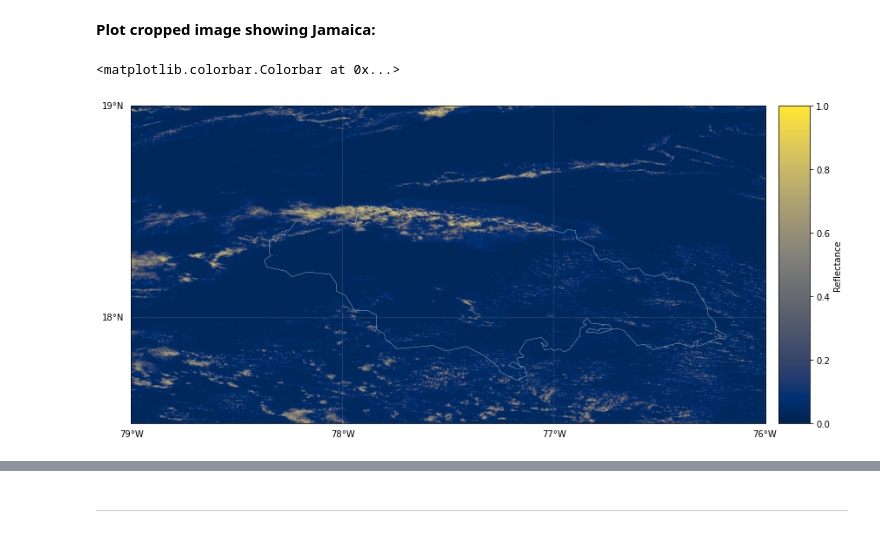
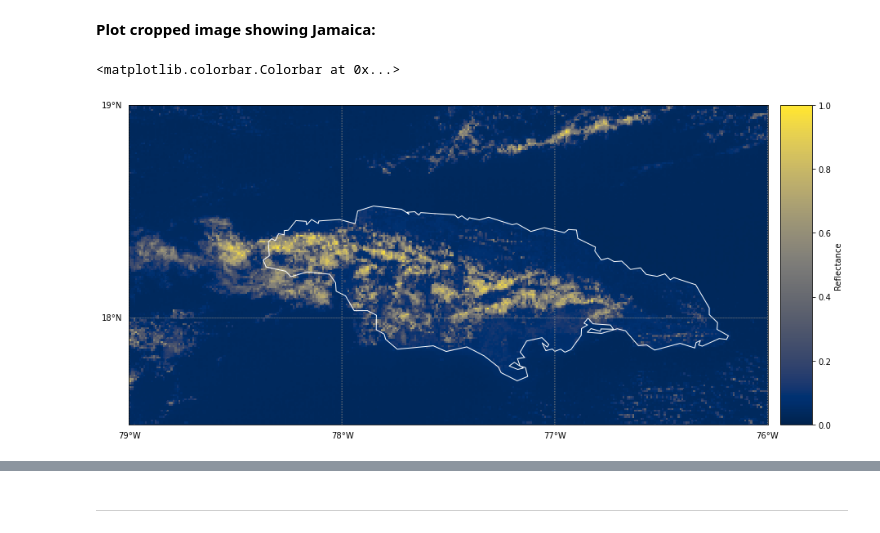
Before and after one commit to tobac-project/tobac-tutorials, a Jupyter notebook: themes/tobac_v1/Example_VIS_Tracking_Satellite/Example_VIS_Tracking_Satellite.ipynb, the cells around one changed output, grey strips where cells are left out. Drawn from its saved outputs; the diff is of its cells as text; code cells hidden in the pictures.

Commit message:
Update plots with pcolormesh

```diff
--- a/themes/tobac_v1/Example_VIS_Tracking_Satellite/Example_VIS_Tracking_Satellite.ipynb
+++ b/themes/tobac_v1/Example_VIS_Tracking_Satellite/Example_VIS_Tracking_Satellite.ipynb
@@ -133,6 +130,6 @@ DS = DS.rio.write_crs(pstr, inplace=True)
 DS["x"] = DS["x"]*h
 DS["y"] = DS["y"]*h
 # %%
-# Delete variables not needed for further analysis:
-DS = DS[["CMI", "DQF"]]
+# Reduce dataset to only variables needed for further analysis:
+DS = DS[["CMI"]]
 # %%
@@ -170,16 +187,18 @@ cropped_ds = DS_R.where(mask_lon & mask_lat, drop=True)
 # %% [markdown]
 **Plot cropped image showing Jamaica:**
 # %%
-plt.figure(figsize=(14,8))
-bmap = Basemap(llcrnrlon=-79,llcrnrlat=17.5,urcrnrlon=-76,urcrnrlat=19,
-             resolution='i', projection='cyl', lat_0 = 0, lon_0 = -75.0, ellps="WGS84")
+fig = plt.figure(figsize=(15,15))
+ax_1 = fig.add_subplot(1, 1, 1)
 
-bmap.imshow(cropped_ds["CMI"][5], origin='upper', vmin=0, vmax=1, cmap='cividis')
-bmap.drawcoastlines(linewidth=0.3, linestyle='solid', color='white')
-bmap.drawcountries(linewidth=0.3, linestyle='solid', color='white')
-bmap.drawparallels(np.arange(10,30,1),labels=[1,0,0,0], linewidth=0.5, color="grey")
-bmap.drawmeridians(np.arange(-90,-65,1),labels=[0,0,0,1], linewidth=0.5, color="grey")
-bmap.colorbar(location='right', label='Reflectance')
+bmap = Basemap(projection='cyl',llcrnrlon=-79,llcrnrlat=17.5,urcrnrlon=-76,urcrnrlat=19, resolution='i', ax=ax_1)
+dat = bmap.pcolormesh(cropped_ds.x,cropped_ds.y,cropped_ds.CMI[0], cmap='cividis', vmin=0,vmax=1)
+bmap.drawcountries(color='white', linewidth=1, ax=ax_1)
+bmap.drawcoastlines(linewidth=1, color='white', ax=ax_1)
+
+bmap.drawparallels(np.arange(10,20,1),labels=[1,0,0,0], linewidth=1, color="grey")
+bmap.drawmeridians(np.arange(-80,-70,1),labels=[0,0,0,1], linewidth=1, color="grey")
+
+bmap.colorbar(dat, ax=ax_1, shrink=0.6, label='Reflectance')
 # %% [output]
 <matplotlib.colorbar.Colorbar at 0x...>
-[figure, old version]
+[figure, new version]
```
Also changed, not shown: parts of 18 cells of this notebook.
